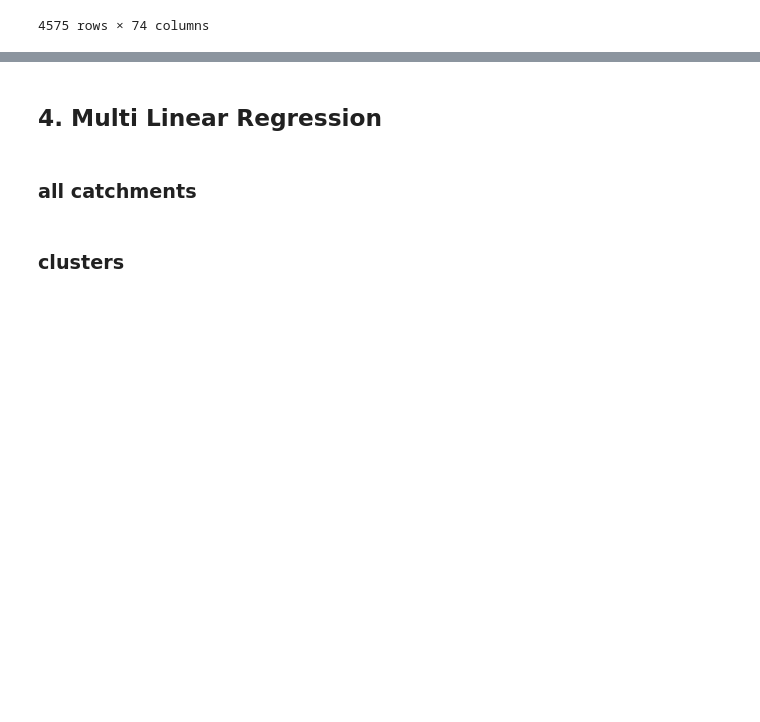
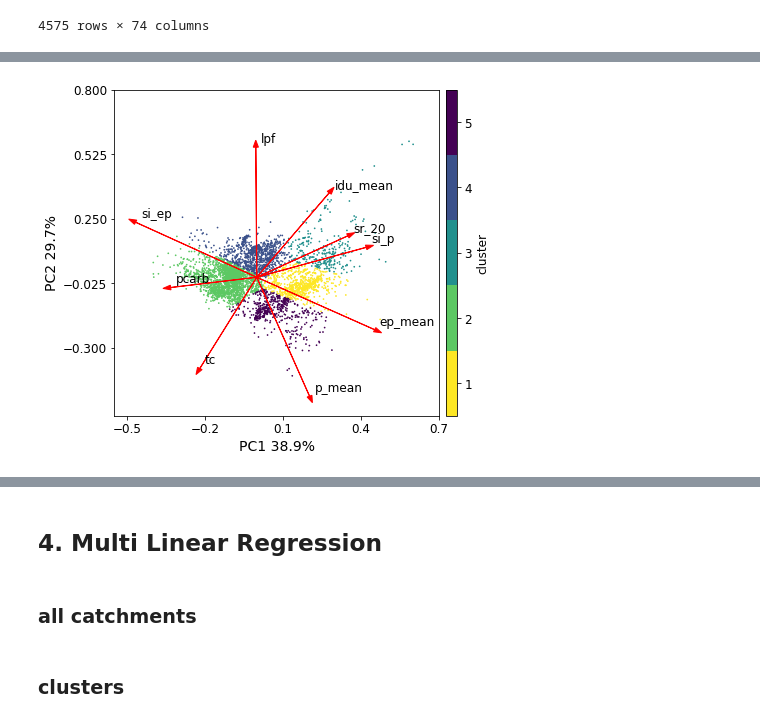
Before and after one commit to fvanoorschot/global_sr_module, a Jupyter notebook: run_script_prediction.ipynb, the cells around one changed output, grey strips where cells are left out. Cells and saved outputs as stored; diff of their text form; code cells hidden in the pictures; blank space fills up the shorter version.

```diff
--- a/run_script_prediction.ipynb
+++ b/run_script_prediction.ipynb
@@ -709,0 +813,6 @@ df
+# %%
+ld_df = pd.DataFrame(index=features, columns=['xs','ys'])
+ld_df['xs'] = loadings[0]
+ld_df['ys'] = loadings[1]
+ld_df['len'] = np.sqrt(loadings[0]**2+loadings[1]**2)
+ld_df
@@ -709,0 +848,44 @@ df
+# %%
+# run with k=5
+kmeans = KMeans(5, random_state=42)
+kmeans.fit(pca_df)
+identified_clusters = kmeans.fit_predict(pca_df)
+labels = kmeans.labels_
+
+data_with_clusters = pca_df.copy()
+data_with_clusters['Clusters'] = identified_clusters
+# %%
+xs = loadings[0]
+ys = loadings[1]
+
+cmap_vd2 = cm.get_cmap('viridis_r', 5)
+bounds = np.linspace(0,5,6)
+norm = mpl.colors.BoundaryNorm(bounds, cmap_vd2.N)
+
+fig=plt.figure(figsize=(7,6))
+ax = fig.add_subplot(111)
+s=ax.scatter(pca_df_scaled.PC1,pca_df_scaled.PC2,c=data_with_clusters.Clusters,s=0.5,cmap=cmap_vd2,norm=norm)
+cbar = plt.colorbar(s, orientation='vertical', label='',spacing='proportional',extend='neither', pad=0.02,aspect=30, norm=norm)
+cbar.set_ticks([0.5,1.5,2.5,3.5,4.5])
+cbar.set_ticklabels(['1','2','3','4','5'])
+cbar.ax.tick_params(labelsize=12)
+cbar.set_label(label='cluster', size=12)
+for i, varnames in enumerate(features):
+    ax.arrow(
+        0, 0, # coordinates of arrow base
+        ld_df.loc[features[i]]['xs'], # length of the arrow along x
+        ld_df.loc[features[i]]['ys'], # length of the arrow along y
+        color='r',
+        head_width=0.02
+        )
+    ax.text(ld_df.loc[features[i]]['xs']+0.02, ld_df.loc[features[i]]['ys']+0.02, varnames,size=12)
+xticks = np.linspace(-0.5,0.7, num=5)
+yticks = np.linspace(-0.3,0.8, num=5)
+ax.set_xticks(xticks)
+ax.set_yticks(yticks)
+ax.tick_params(axis='both', which='major', labelsize=12)
+ax.set_xlabel(f'PC1 {per_var[0]}%',size=14)
+ax.set_ylabel(f'PC2 {per_var[1]}%',size=14)
+fig.savefig(f'{work_dir}/output/figures/prediction_figures/pca/pca_scatters_selected.jpg',bbox_inches='tight',dpi=300)
+# %% [output]
+[figure, added]
```
Also changed, not shown: parts of 31 cells of this notebook, 2 other files.
